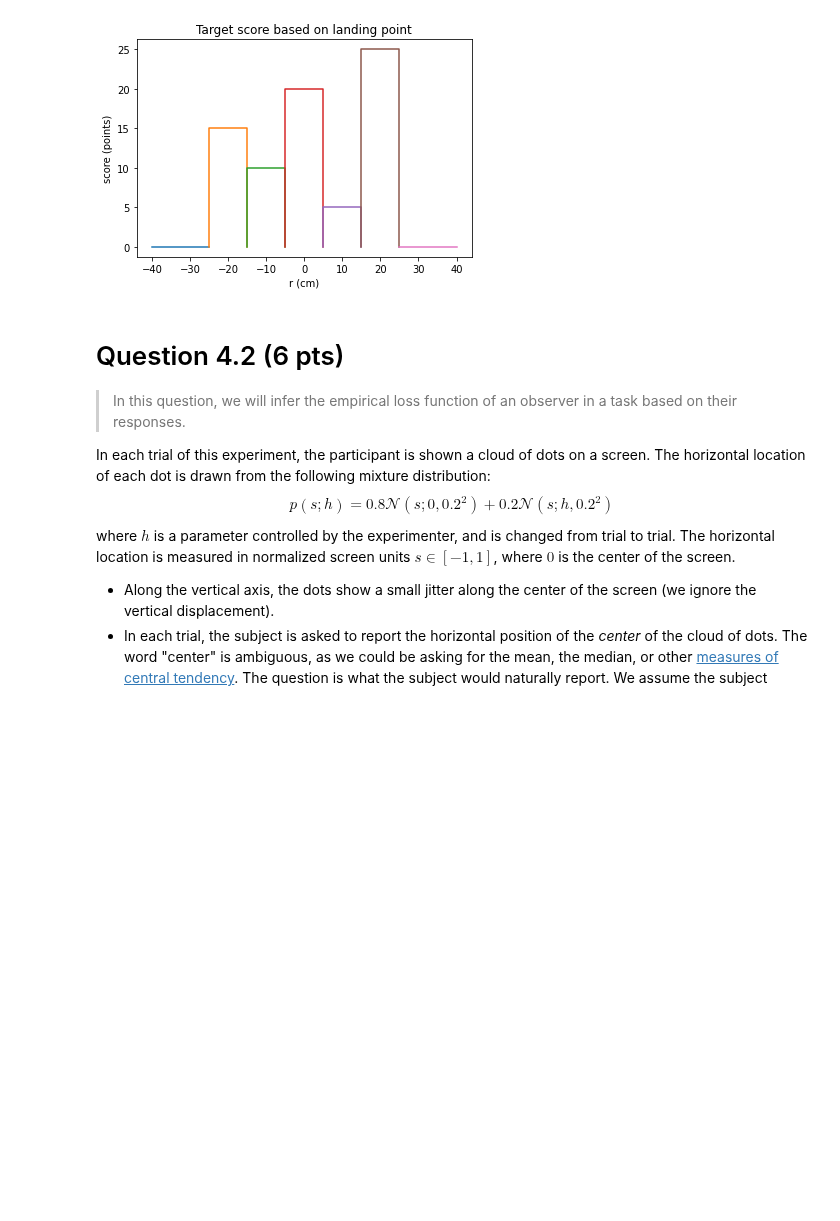
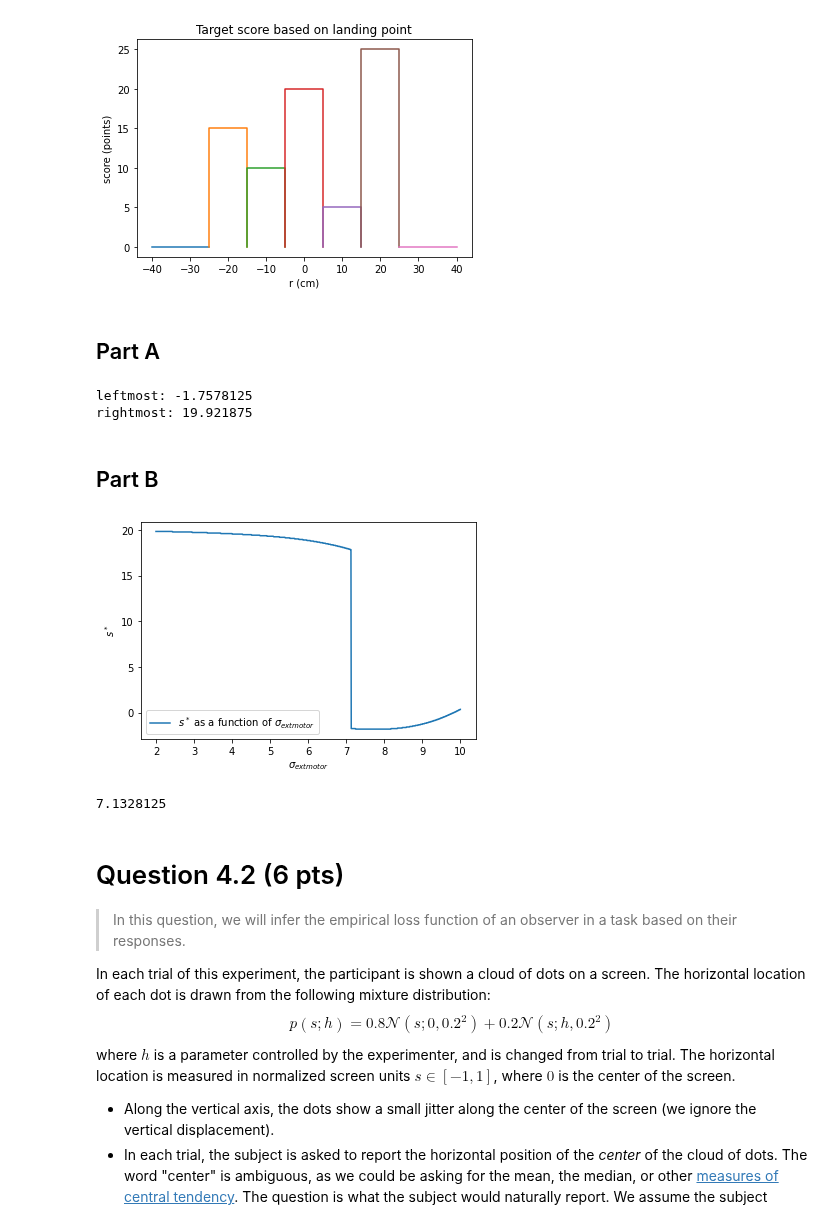
Before and after one commit to vyeoms/assignments, a Jupyter notebook: probcog/set4/set4.ipynb, the cells around one changed output. Drawn from its saved outputs; the diff is of its cells as text; code cells hidden in the pictures; blank space fills up the shorter version.

```diff
--- a/probcog/set4/set4.ipynb
+++ b/probcog/set4/set4.ipynb
@@ -88,6 +88,51 @@ plt.title('Target score based on landing point')
 plt.show()
 # %% [output]
 [figure]
+# %% [markdown]
+## Part A
+# %%
+def expected_utility(a, lapse_rate, sigma_motor, sigma_lapse=20, scores=scores):
+    """Expected loss."""
+    eutil = 0.
+    for i in range(1, 6):
+        eutil += ((1-lapse_rate)*sps.norm.cdf(bands[i+1], a, sigma_motor) + lapse_rate*sps.norm.cdf(bands[i+1], a, sigma_lapse) \
+              - (1-lapse_rate)*sps.norm.cdf(bands[i], a, sigma_motor) - lapse_rate*sps.norm.cdf(bands[i], a, sigma_lapse))*scores[i]
+    return eutil
+
+def optimal_action(lapse_rate, sigma_motor):
+    """Optimal action computation."""
+    Na = 2**10+1
+    a = np.linspace(-30., 30., Na).reshape((Na, 1))
+    eutil = expected_utility(a, lapse_rate, sigma_motor)
+    a_star = a[np.argmax(eutil.T, axis=1)]
+    return a_star
+
+N = 2**10+1
+sigma_grid = np.linspace(2, 10, N).reshape((1, N))
+lapse_grid = np.linspace(0, 0.2, N).reshape((1, N))
+
+a_star = optimal_action(lapse_grid, sigma_grid)
+
+print("leftmost:", np.min(a_star))
+print("rightmost:", np.max(a_star))
+# %% [output]
+leftmost: -1.7578125
+rightmost: 19.921875
+# %% [markdown]
+## Part B
+# %%
+s_star = optimal_action(0.1, sigma_grid)
+
+plt.plot( sigma_grid.flatten(), s_star.flatten(), label="$s^*$ as a function of $\sigma_{\text{motor}}$" )
+plt.xlabel( "$\sigma_{\text{motor}}$" )
+plt.ylabel( "$s^*$" )
+plt.legend()
+plt.show()
+
+print(sigma_grid.flatten()[s_star.flatten() <= 0][0])
+# %% [output]
+[figure, added]
+7.1328125
 # %% [markdown]
 # Question 4.2 (6 pts)
 
```
